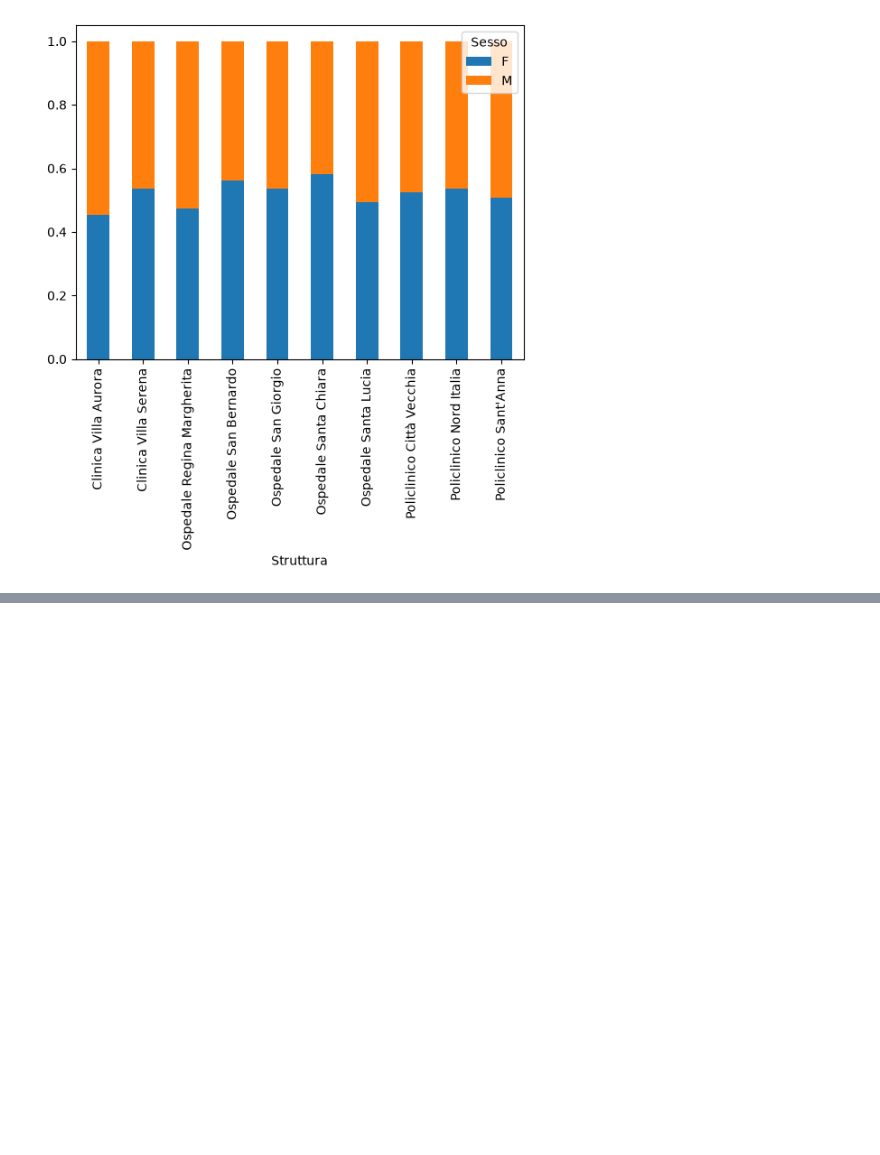
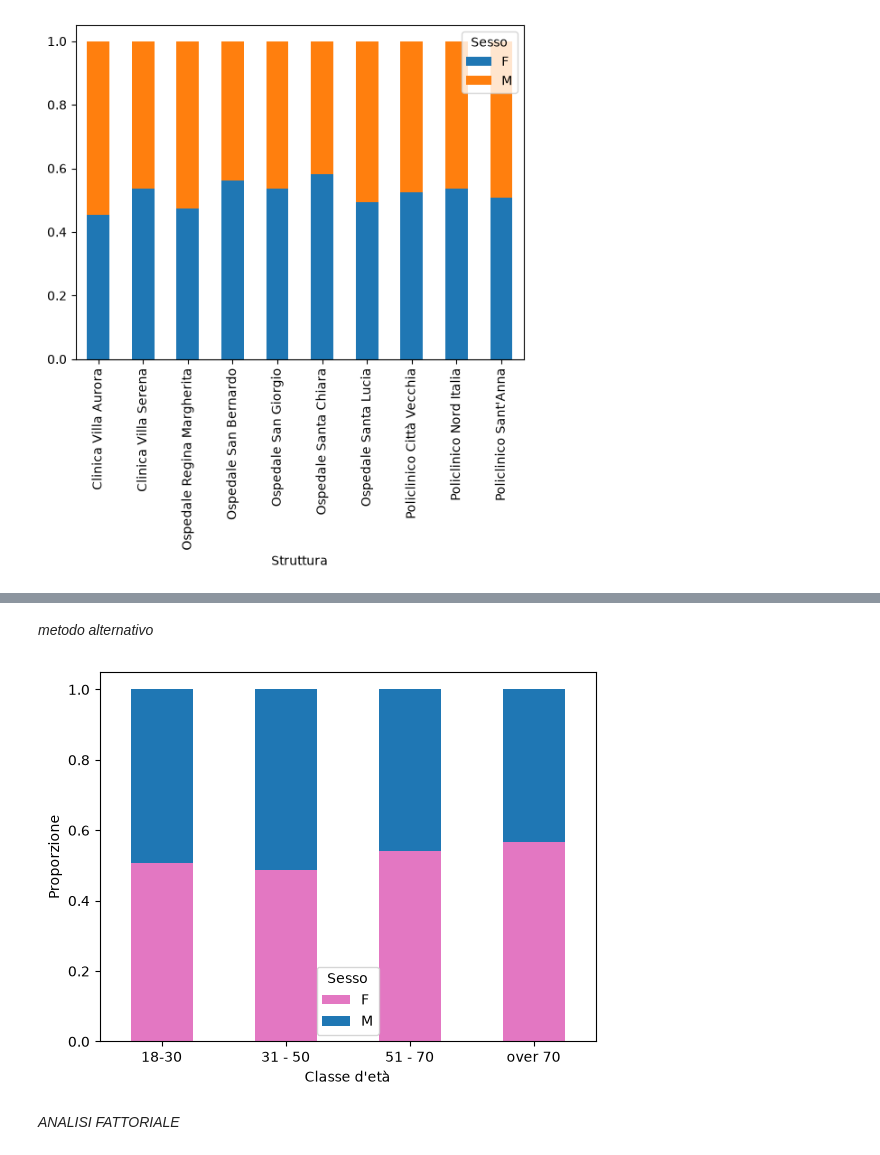
Before and after one commit to fuma92-da/discriminante, a Jupyter notebook: analisi_strutture_ospedaliere.ipynb, the cells around one changed output, grey strips where cells are left out. Drawn from its saved outputs; the diff is of its cells as text; code cells hidden in the pictures; blank space fills up the shorter version.

```diff
--- a/analisi_strutture_ospedaliere.ipynb
+++ b/analisi_strutture_ospedaliere.ipynb
@@ -119,0 +249,12 @@ Name: count, dtype: int64
+# %% [markdown]
+*metodo alternativo*
+# %%
+ax = group.unstack("Sesso").plot(kind="bar", stacked=True, color=["#e377c2", "#1f77b4"])
+ax.set_xlabel("Classe d'età")
+ax.set_ylabel("Proporzione")
+plt.xticks(rotation=0)
+plt.show()
+# %% [output]
+[figure, added]
+# %% [markdown]
+*ANALISI FATTORIALE*
```
Also changed, not shown: parts of 21 cells of this notebook.
